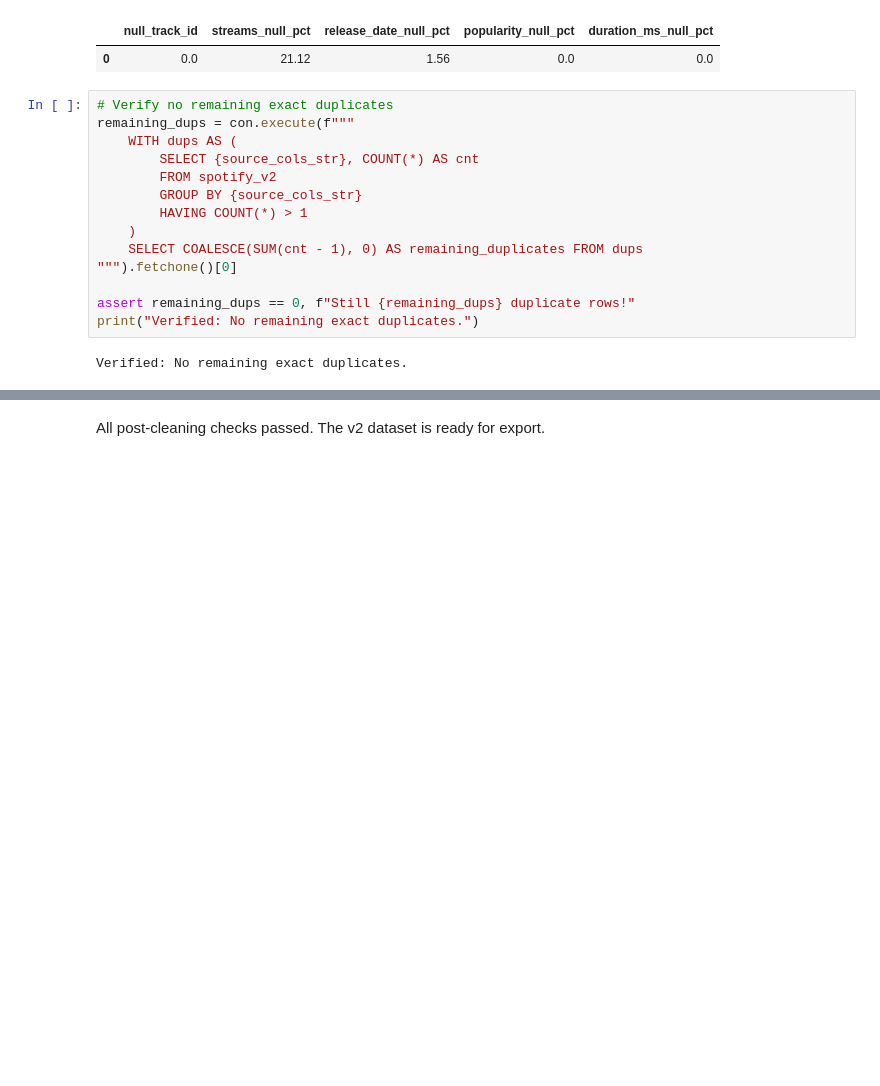
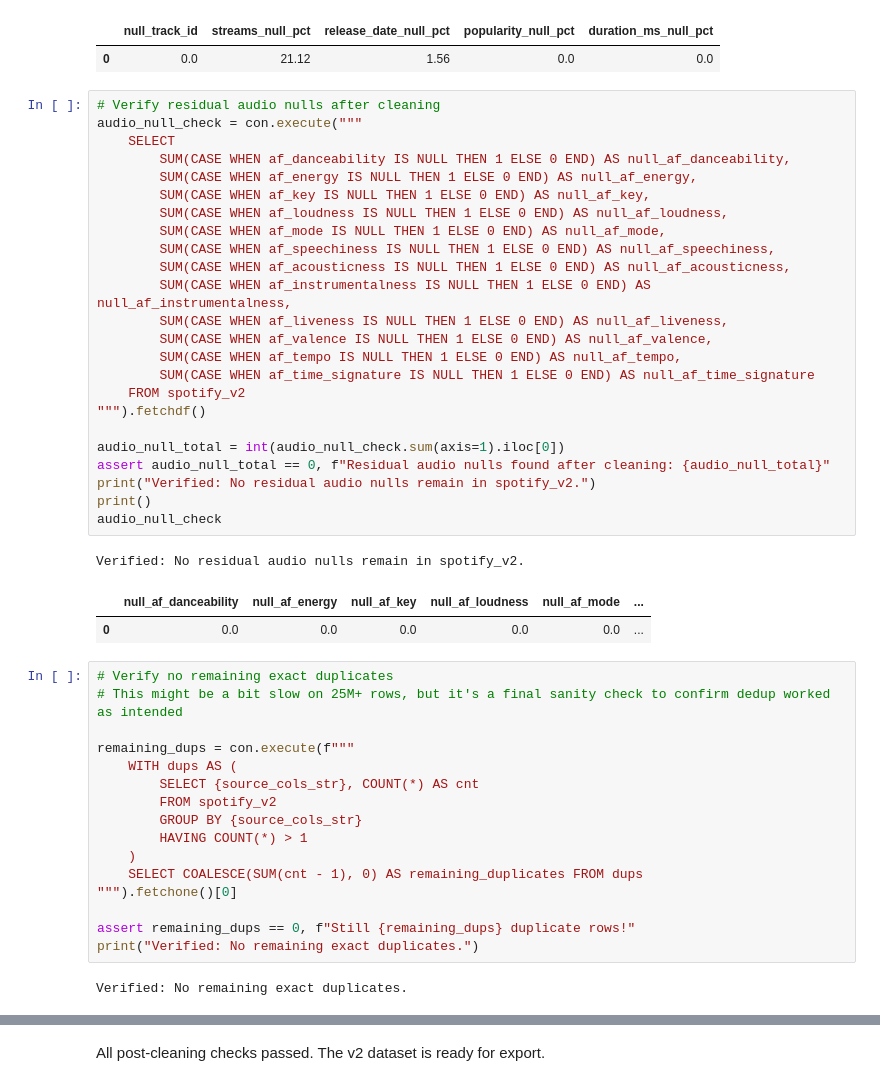
Before and after one commit to mchlkan/ML_Group_AB, a Jupyter notebook: notebooks/03_data_cleaning.ipynb, the cells around one changed output, grey strips where cells are left out. Drawn from its saved outputs; the diff is of its cells as text; blank space fills up the shorter version.

Commit message:
fix: data cleaning with new mds re. audio features

```diff
--- a/notebooks/03_data_cleaning.ipynb
+++ b/notebooks/03_data_cleaning.ipynb
@@ -387,8 +419,38 @@ null_check
 Verified: No NULL track_id rows.
 |  | null_track_id | streams_null_pct | release_date_null_pct | popularity_null_pct | duration_ms_null_pct |
 | 0 | 0.0 | 21.12 | 1.56 | 0.0 | 0.0 |
+# %%
+# Verify residual audio nulls after cleaning
+audio_null_check = con.execute("""
+    SELECT
+        SUM(CASE WHEN af_danceability IS NULL THEN 1 ELSE 0 END) AS null_af_danceability,
+        SUM(CASE WHEN af_energy IS NULL THEN 1 ELSE 0 END) AS null_af_energy,
+        SUM(CASE WHEN af_key IS NULL THEN 1 ELSE 0 END) AS null_af_key,
+        SUM(CASE WHEN af_loudness IS NULL THEN 1 ELSE 0 END) AS null_af_loudness,
+        SUM(CASE WHEN af_mode IS NULL THEN 1 ELSE 0 END) AS null_af_mode,
+        SUM(CASE WHEN af_speechiness IS NULL THEN 1 ELSE 0 END) AS null_af_speechiness,
+        SUM(CASE WHEN af_acousticness IS NULL THEN 1 ELSE 0 END) AS null_af_acousticness,
+        SUM(CASE WHEN af_instrumentalness IS NULL THEN 1 ELSE 0 END) AS null_af_instrumentalness,
+        SUM(CASE WHEN af_liveness IS NULL THEN 1 ELSE 0 END) AS null_af_liveness,
+        SUM(CASE WHEN af_valence IS NULL THEN 1 ELSE 0 END) AS null_af_valence,
+        SUM(CASE WHEN af_tempo IS NULL THEN 1 ELSE 0 END) AS null_af_tempo,
+        SUM(CASE WHEN af_time_signature IS NULL THEN 1 ELSE 0 END) AS null_af_time_signature
+    FROM spotify_v2
+""").fetchdf()
+
+audio_null_total = int(audio_null_check.sum(axis=1).iloc[0])
+assert audio_null_total == 0, f"Residual audio nulls found after cleaning: {audio_null_total}"
+print("Verified: No residual audio nulls remain in spotify_v2.")
+print()
+audio_null_check
+# %% [output]
+Verified: No residual audio nulls remain in spotify_v2.
+|  | null_af_danceability | null_af_energy | null_af_key | null_af_loudness | null_af_mode | ... |
+| 0 | 0.0 | 0.0 | 0.0 | 0.0 | 0.0 | ... |
 # %%
 # Verify no remaining exact duplicates
+# This might be a bit slow on 25M+ rows, but it's a final sanity check to confirm dedup worked as intended
+
 remaining_dups = con.execute(f"""
     WITH dups AS (
         SELECT {source_cols_str}, COUNT(*) AS cnt
```
Also changed, not shown: parts of 13 cells of this notebook.
